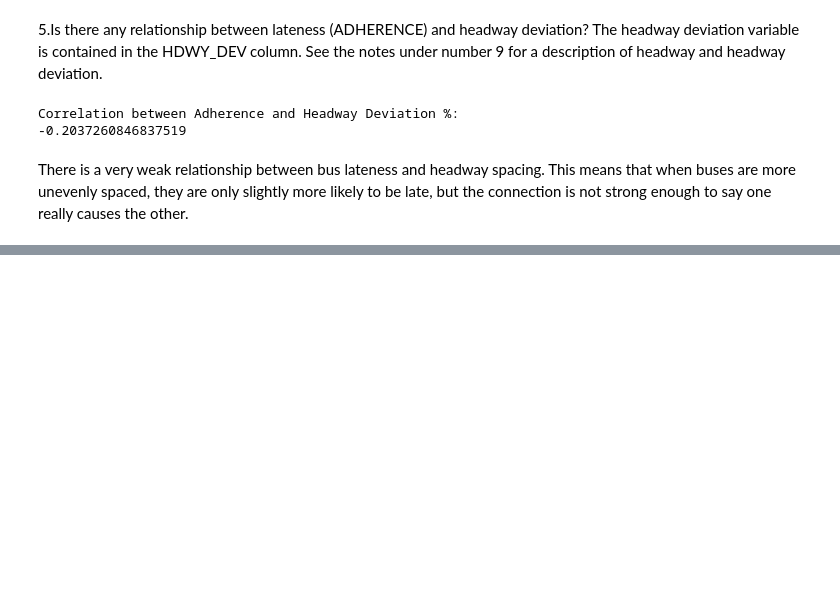
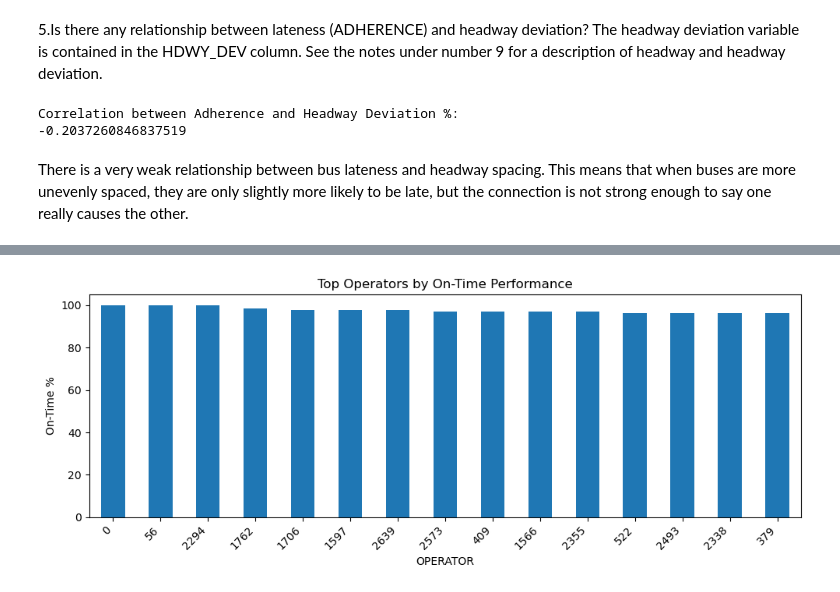
Before and after one commit to NewForce-Data-Cohort-12/we-go-free-wheely, a Jupyter notebook: notebooks/wegogroupproject.ipynb, the cells around one changed output, grey strips where cells are left out. Cells and saved outputs as stored; diff of their text form; code cells hidden in the pictures; blank space fills up the shorter version.

```diff
--- a/notebooks/wegogroupproject.ipynb
+++ b/notebooks/wegogroupproject.ipynb
@@ -319,0 +572,10 @@ There is a very weak relationship between bus lateness and headway spacing. This
+# %%
+operator_perf['on_time_pct'].head(15).plot(kind='bar', figsize=(10,4))
+
+plt.title("Top Operators by On-Time Performance")
+plt.ylabel("On-Time %")
+plt.xticks(rotation=45, ha='right')
+plt.tight_layout()
+plt.show()
+# %% [output]
+[figure, added]
```
Also changed, not shown: parts of 24 cells of this notebook, 2 other files.
